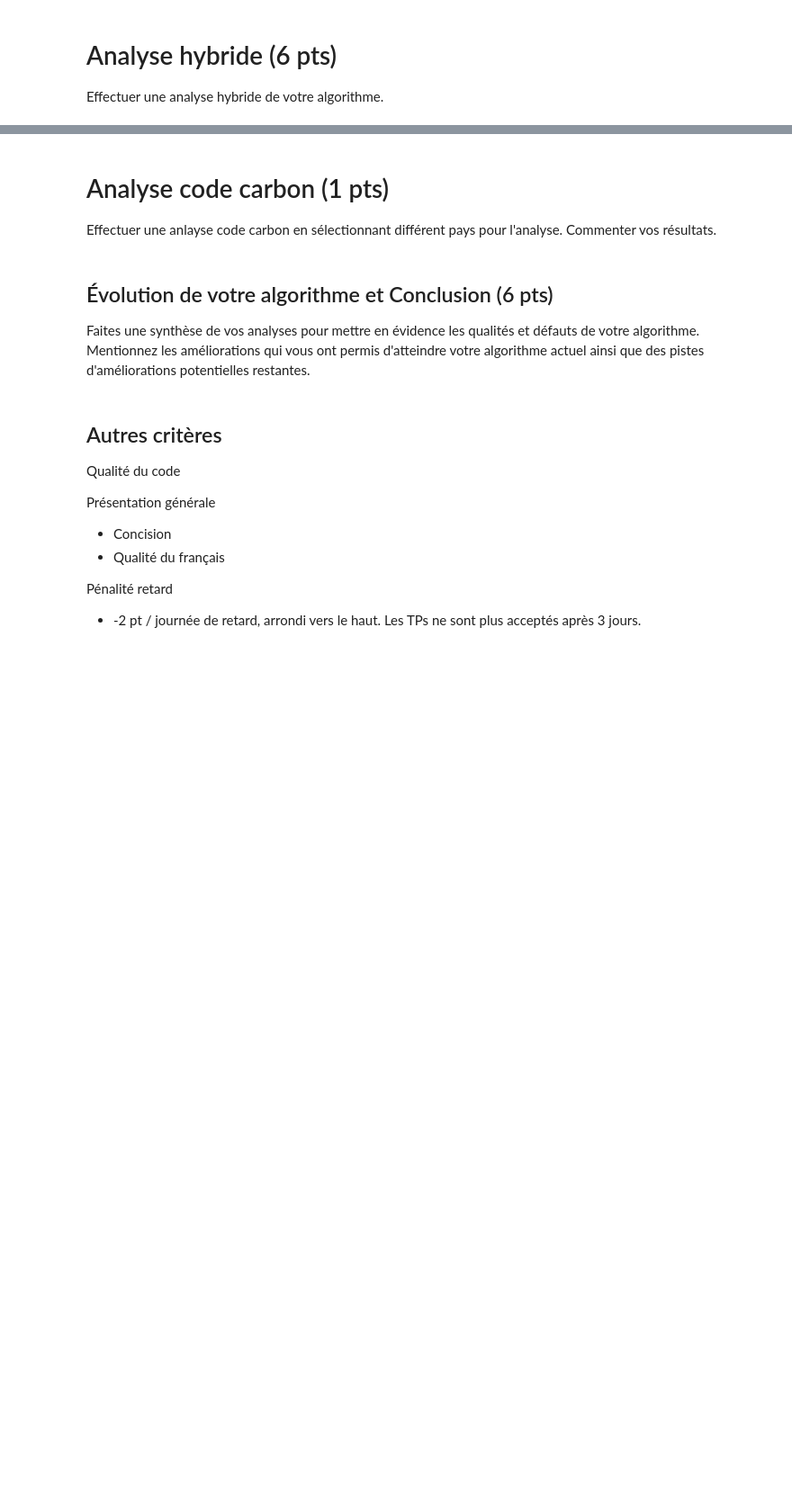
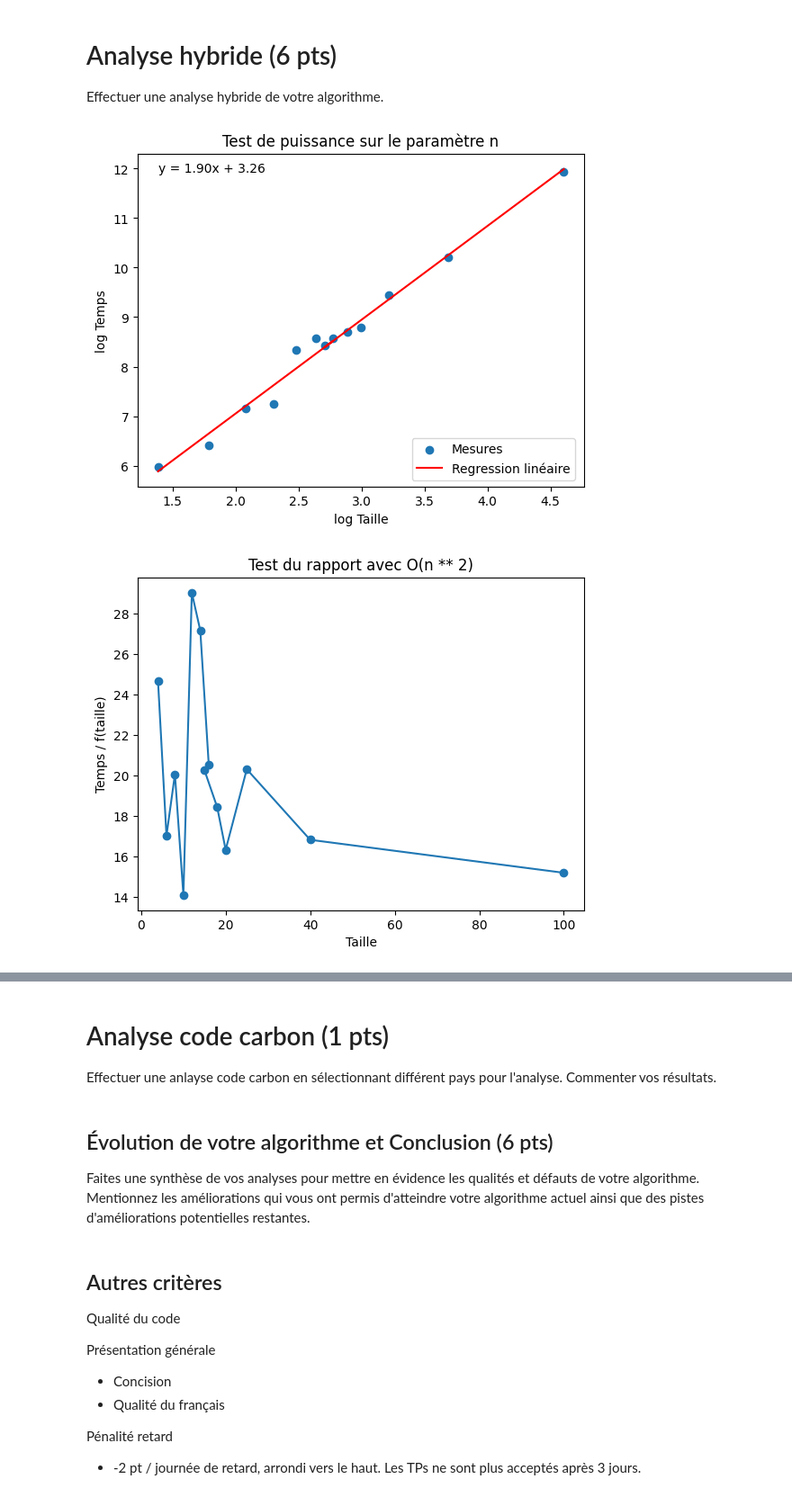
Before and after one commit to TPerronTouchette/INF8775, a Jupyter notebook: TP3_A25/2201589_2188585.ipynb, the cells around one changed output, grey strips where cells are left out. Shown at 90% size. Drawn from its saved outputs; the diff is of its cells as text; code cells hidden in the pictures; blank space fills up the shorter version.

Commit message:
add the base test for analysis

```diff
--- a/TP3_A25/2201589_2188585.ipynb
+++ b/TP3_A25/2201589_2188585.ipynb
@@ -772,3 +772,42 @@ La boucle n'est composée que d'opérations unitaires à l'exception d'un appel
 # Analyse hybride (6 pts)
 
 Effectuer une analyse hybride de votre algorithme.
+# %%
+def values_test_puissance(measures: list[Measure], f):
+    return {
+        math.log(f(measure)): math.log(measure.mean_time_ms)
+        for measure in measures
+        }
+
+def puissance_n(measure: Measure):
+    return measure.n
+
+def values_test_rapport(measures, f):
+    return {
+        measure.n: measure.mean_time_ms / f(measure.n)
+        for measure in measures
+        }
+
+def rapport_fonction(n):
+    return n ** 2
+
+def rapport_fonction_more_complex(n):
+    return n ** 3
+
+def rapport_fonction_less_complex(n):
+    return n
+
+def values_test_constantes(measures, f):
+    return {
+        f(measure.n): measure.mean_time_ms
+        for measure in measures
+         }
+
+display_test_puissance(values_test_puissance(results, puissance_n), title="Test de puissance sur le paramètre n")
+display_test_rapport(values_test_rapport(results, rapport_fonction), title="Test du rapport avec O(n ** 2)")
+display_test_rapport(values_test_rapport(results, rapport_fonction_more_complex), title="Test du rapport avec O(n ** 3) - (Surestimation attendue)")
+display_test_rapport(values_test_rapport(results, rapport_fonction_less_complex), title="Test du rapport avec O(n) - (Sous-estimation attendue)")
+display_test_constantes(values_test_constantes(results, rapport_fonction), title="Test des constantes avec O(n)")
+# %% [output]
+[figure, added]
+[figure, added]
```
Also changed, not shown: parts of 3 cells of this notebook.
